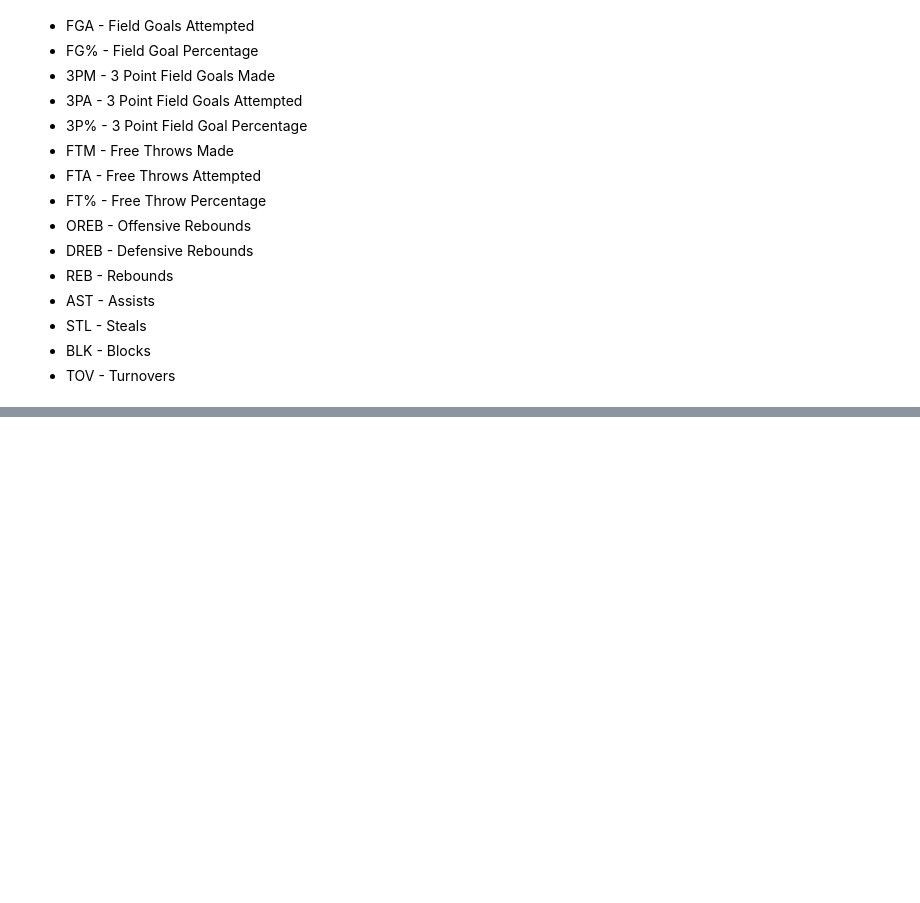
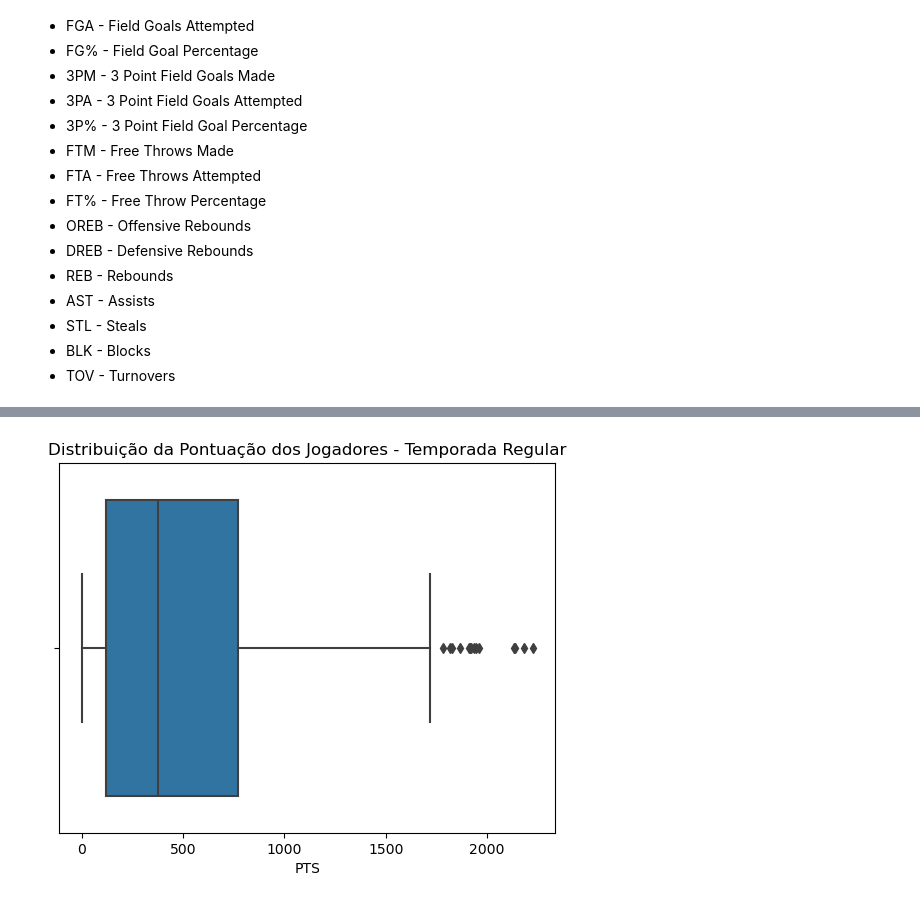
Before and after one commit to lpoggetto/analise_nba, a Jupyter notebook: estudo_liga_nba/analise_nba.ipynb, the cells around one changed output, grey strips where cells are left out. Drawn from its saved outputs; the diff is of its cells as text; code cells hidden in the pictures; blank space fills up the shorter version.

```diff
--- a/estudo_liga_nba/analise_nba.ipynb
+++ b/estudo_liga_nba/analise_nba.ipynb
@@ -109,0 +246,8 @@ memory usage: 2.2+ MB
+# %%
+ax = sns.boxplot(data = df_final.query('SEASON == "Regular_Season"'),
+                 x = 'PTS')
+
+ax.set_title('Distribuição da Pontuação dos Jogadores - Temporada Regular')
+plt.show()
+# %% [output]
+[figure, added]
```
Also changed, not shown: parts of 18 cells of this notebook.
